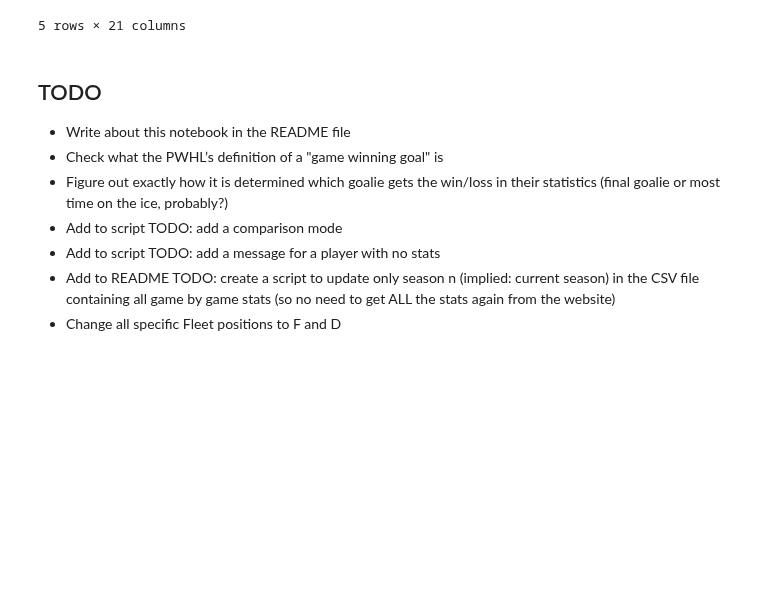
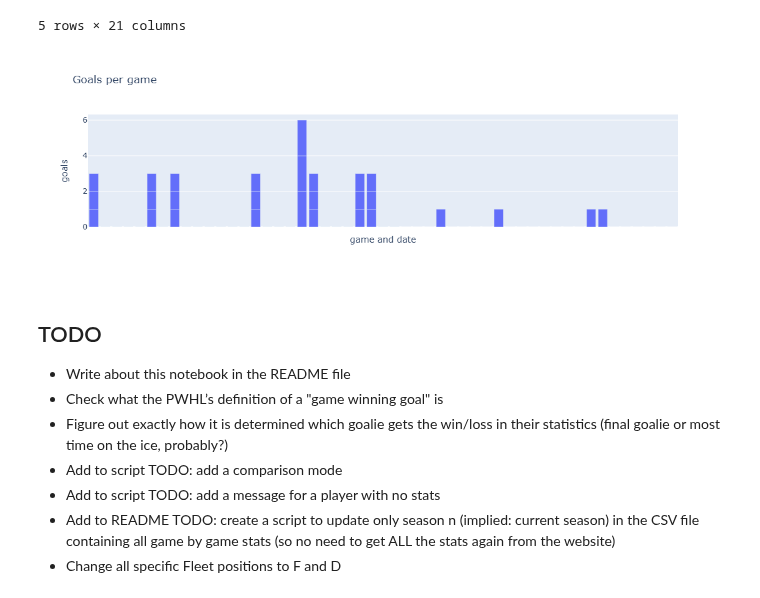
Before and after one commit to AGasconAfriat/pwhl_data-analysis, a Jupyter notebook: detailed-stats.ipynb, the cells around one changed output. Cells and saved outputs as stored; diff of their text form; code cells hidden in the pictures; blank space fills up the shorter version.

```diff
--- a/detailed-stats.ipynb
+++ b/detailed-stats.ipynb
@@ -464,3 +488,16 @@ df = pd.read_csv("emily_clark_test.csv")
+# %%
+fig_df = df
+
+def get_game_and_date(row):
+    return str(row["game"]) + " " + str(row["date"])
+
+fig_df["game and date"] = fig_df.apply(lambda row: get_game_and_date(row), axis=1)
+# %%
+fig = px.bar(fig_df, x="game and date", y="goals", title="Goals per game", hover_data = {"season": True})
+fig.update_xaxes(tickangle=270, tickvals = df["date"])
+fig.show()
+# %% [output]
+[figure, added]
 # %% [markdown]
 ## TODO
 
```
Also changed, not shown: parts of 3 cells of this notebook, 1 other file.
